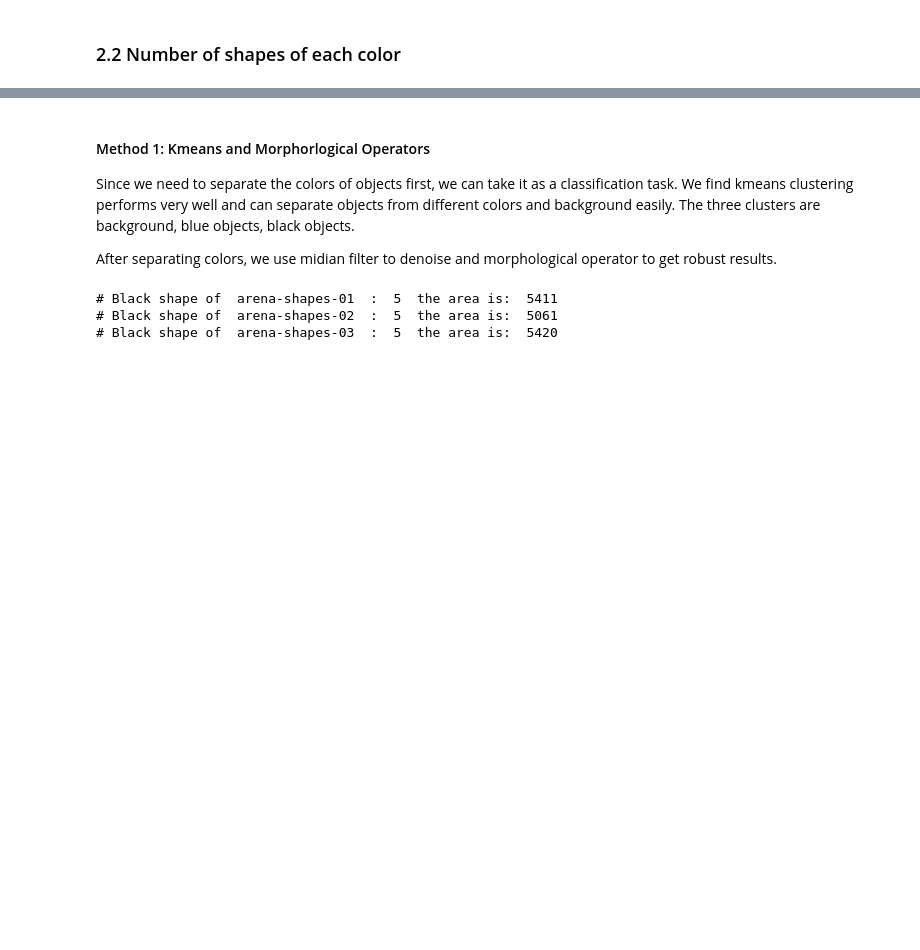
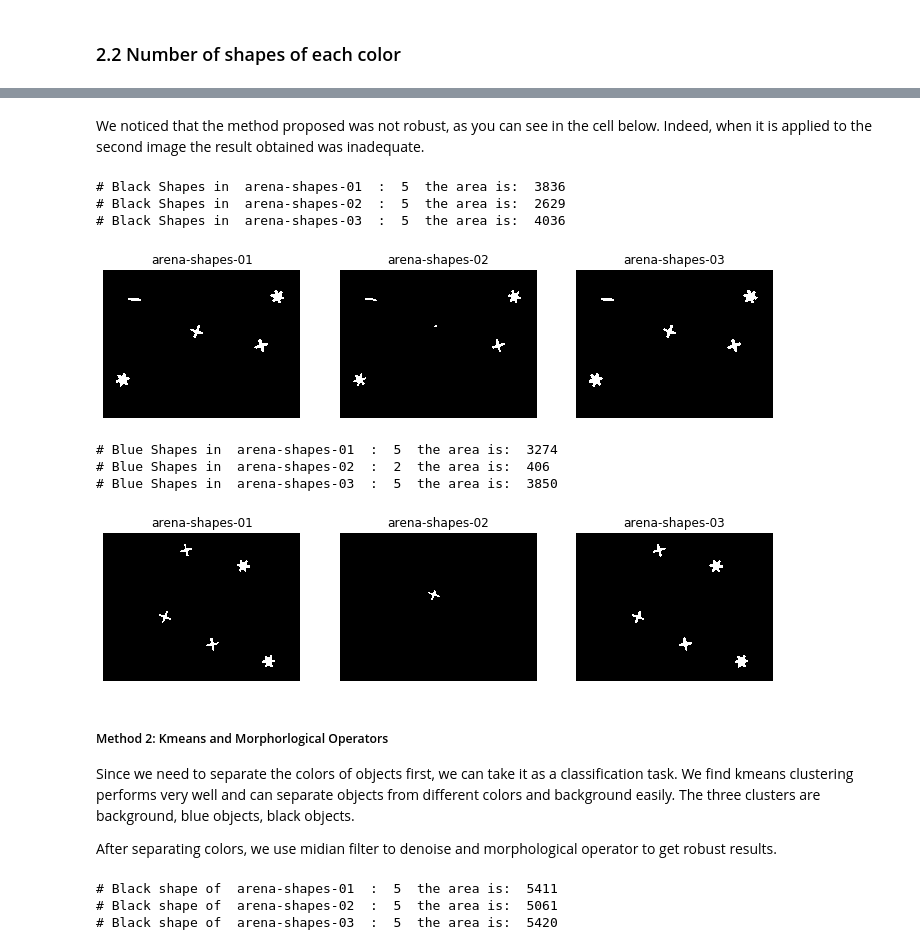
Before and after one commit to Jiang15/Image_analysis_and_pattern-recognition, a Jupyter notebook: Lab 1/lab1.ipynb, the cells around one changed output, grey strips where cells are left out. Saved outputs shown, nothing was run; the diff lists cells and outputs as text; code cells hidden in the pictures; blank space fills up the shorter version.

```diff
--- a/Lab 1/lab1.ipynb
+++ b/Lab 1/lab1.ipynb
@@ -623,5 +711,39 @@ for ax, im  in zip(axes.ravel(), images):
+# %% [markdown]
+We noticed that the method proposed was not robust, as you can see in the cell below. Indeed, when it is applied to the second image the result obtained was inadequate.
+# %%
+# test robustness
+# Black shape
+fig, axes = plt.subplots(1, 3, figsize=(12, 12))
+for ax, im, nm, mask in zip(axes.ravel(), images, im_names, masks):
+    im , counter = naive_solution_black_shapes(im, mask, 0.42, 1.0)
+    ax.imshow(im, 'gray')
+    ax.axis('off')
+    ax.set_title(nm)
+    print("# Black Shapes in ", nm," : ", int(counter), " the area is: ", im.sum())
+plt.show()
+
+
+# Blue shape
+fig, axes = plt.subplots(1, 3, figsize=(12, 12))
+for ax, im, nm, mask in zip(axes.ravel(), images, im_names, masks):
+#     im , counter = naive_solution_blue_shapes(im, mask, 0.6, 0.9) #just 2nd
+    im , counter = naive_solution_blue_shapes(im, mask, 0.4, 0.68)
+    ax.imshow(im, 'gray')
+    ax.axis('off')
+    ax.set_title(nm)
+    print("# Blue Shapes in ", nm," : ", int(counter), " the area is: ", im.sum())
+plt.show()
+# %% [output]
+# Black Shapes in  arena-shapes-01  :  5  the area is:  3836
+# Black Shapes in  arena-shapes-02  :  5  the area is:  2629
+# Black Shapes in  arena-shapes-03  :  5  the area is:  4036
+[figure, added]
+# Blue Shapes in  arena-shapes-01  :  5  the area is:  3274
+# Blue Shapes in  arena-shapes-02  :  2  the area is:  406
+# Blue Shapes in  arena-shapes-03  :  5  the area is:  3850
+[figure, added]
 # %% [markdown]
-#### Method 1: Kmeans and Morphorlogical Operators
+##### Method 2: Kmeans and Morphorlogical Operators
 Since we need to separate the colors of objects first, we can take it as a classification task. We find kmeans clustering performs very well and can separate objects from different colors and background easily. The three clusters are background, blue objects, black objects.
 
 After separating colors, we use midian filter to denoise and morphological operator to get robust results.
```
Also changed, not shown: parts of 14 cells of this notebook.
